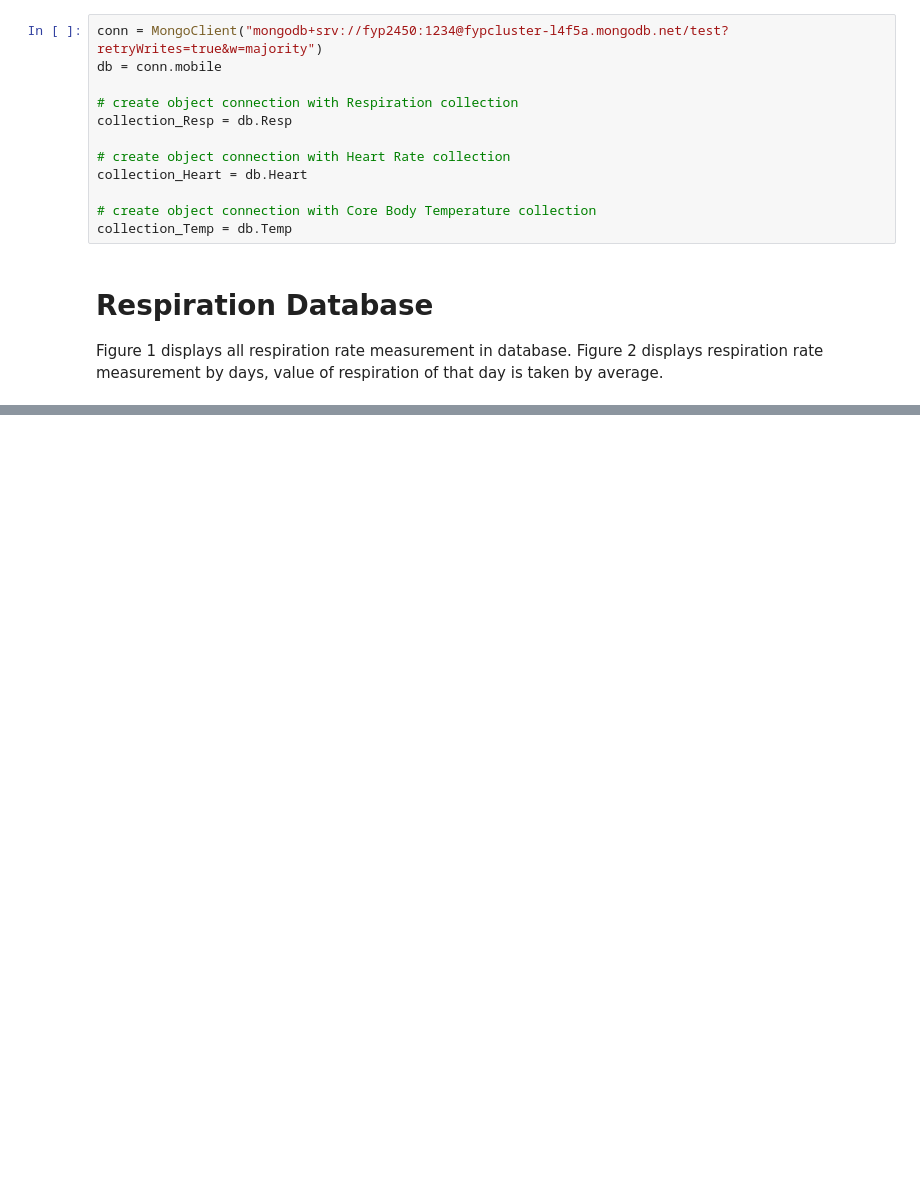
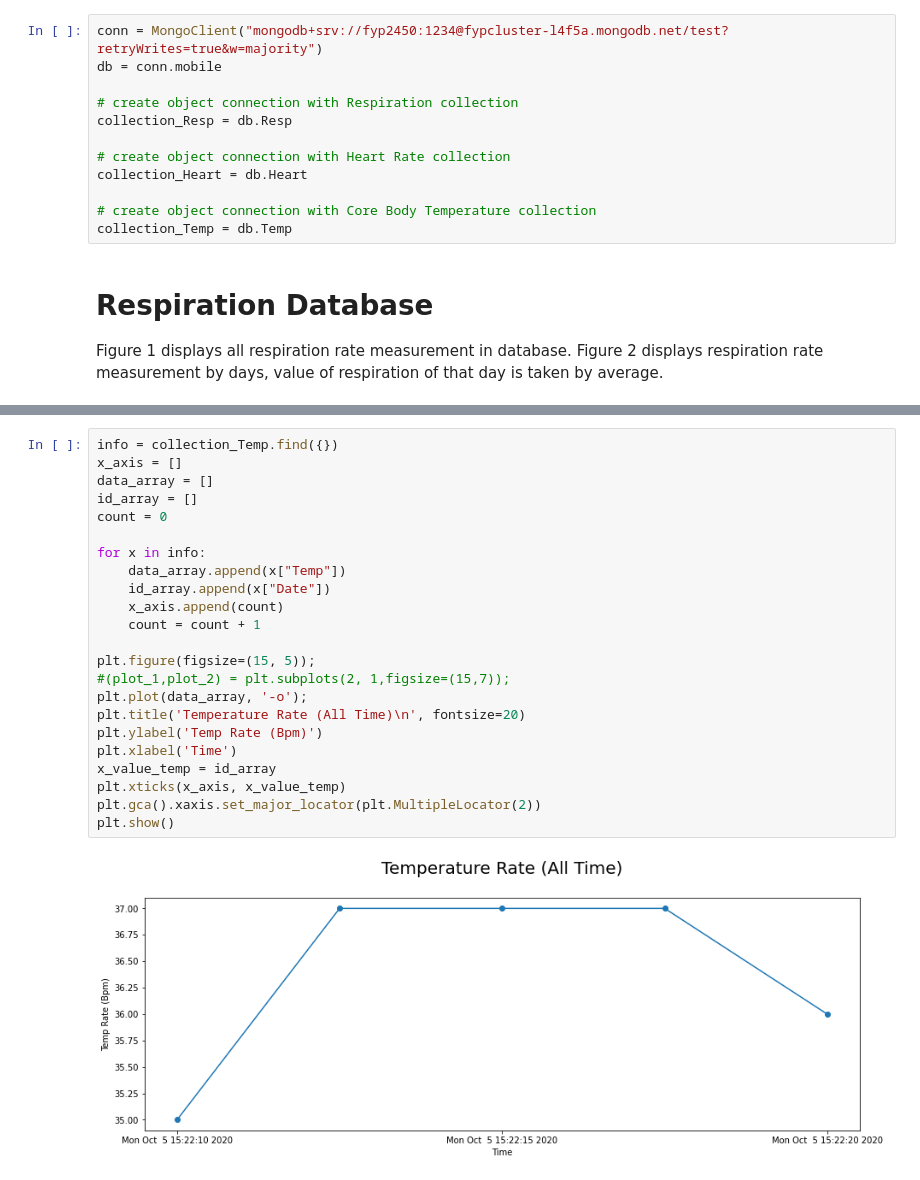
Before and after one commit to Ding-lu96/Jupyter-Notebook, a Jupyter notebook: MongoDB Data Access.ipynb, the cells around one changed output, grey strips where cells are left out. Cells and saved outputs as stored; diff of their text form; blank space fills up the shorter version.

```diff
--- a/MongoDB Data Access.ipynb
+++ b/MongoDB Data Access.ipynb
@@ -75,0 +99,25 @@ plt.show()
+# %%
+info = collection_Temp.find({})
+x_axis = []
+data_array = []
+id_array = []
+count = 0
+
+for x in info:
+    data_array.append(x["Temp"])
+    id_array.append(x["Date"])
+    x_axis.append(count)
+    count = count + 1
+
+plt.figure(figsize=(15, 5));
+#(plot_1,plot_2) = plt.subplots(2, 1,figsize=(15,7));
+plt.plot(data_array, '-o');
+plt.title('Temperature Rate (All Time)\n', fontsize=20)
+plt.ylabel('Temp Rate (Bpm)')
+plt.xlabel('Time')
+x_value_temp = id_array
+plt.xticks(x_axis, x_value_temp)
+plt.gca().xaxis.set_major_locator(plt.MultipleLocator(2))
+plt.show()
+# %% [output]
+[figure, added]
```
Also changed, not shown: parts of 4 cells of this notebook.
